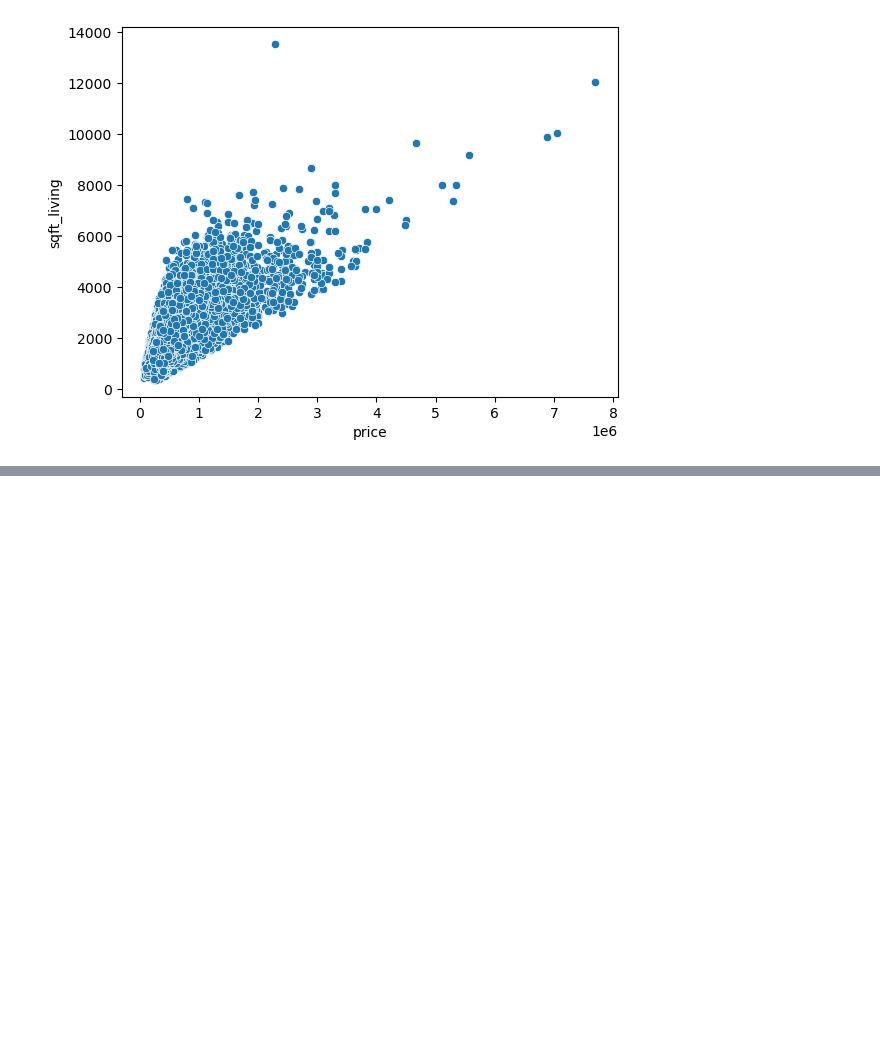
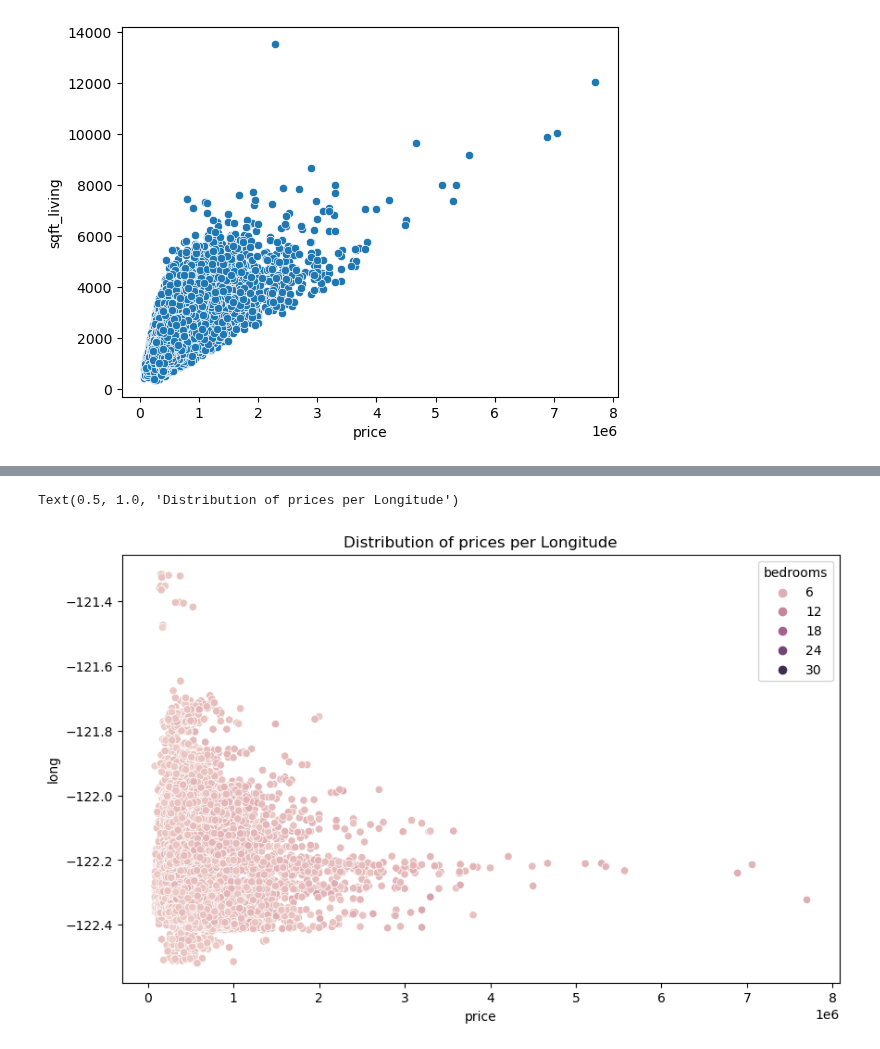
Before and after one commit to dancanyego/Deep-Learning-and-Neural-nets, a Jupyter notebook: Keras/Keras-Regression.ipynb, the cells around one changed output, grey strips where cells are left out. Saved outputs shown, nothing was run; the diff lists cells and outputs as text; code cells hidden in the pictures; blank space fills up the shorter version.

```diff
--- a/Keras/Keras-Regression.ipynb
+++ b/Keras/Keras-Regression.ipynb
@@ -96,0 +113,7 @@ sns.scatterplot(x='price',y='sqft_living',data=df)
+# %%
+plt.figure(figsize=(10,6))
+sns.scatterplot(x='price',y='long',data =df,hue='bedrooms')
+plt.title("Distribution of prices per Longitude")
+# %% [output]
+Text(0.5, 1.0, 'Distribution of prices per Longitude')
+[figure, added]
```
Also changed, not shown: parts of 5 cells of this notebook.
